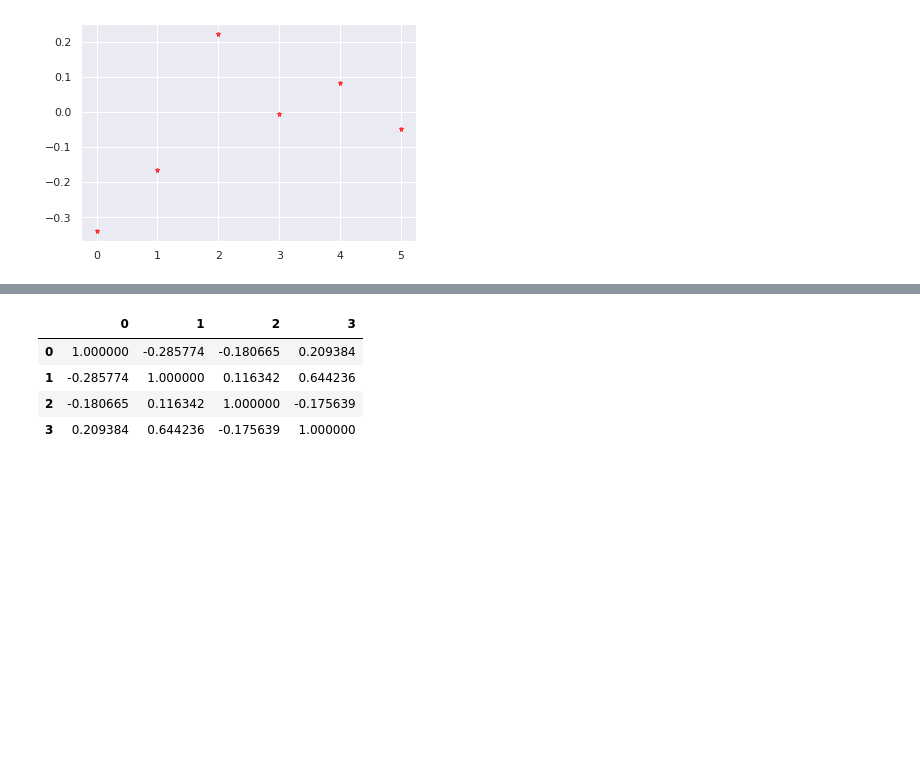
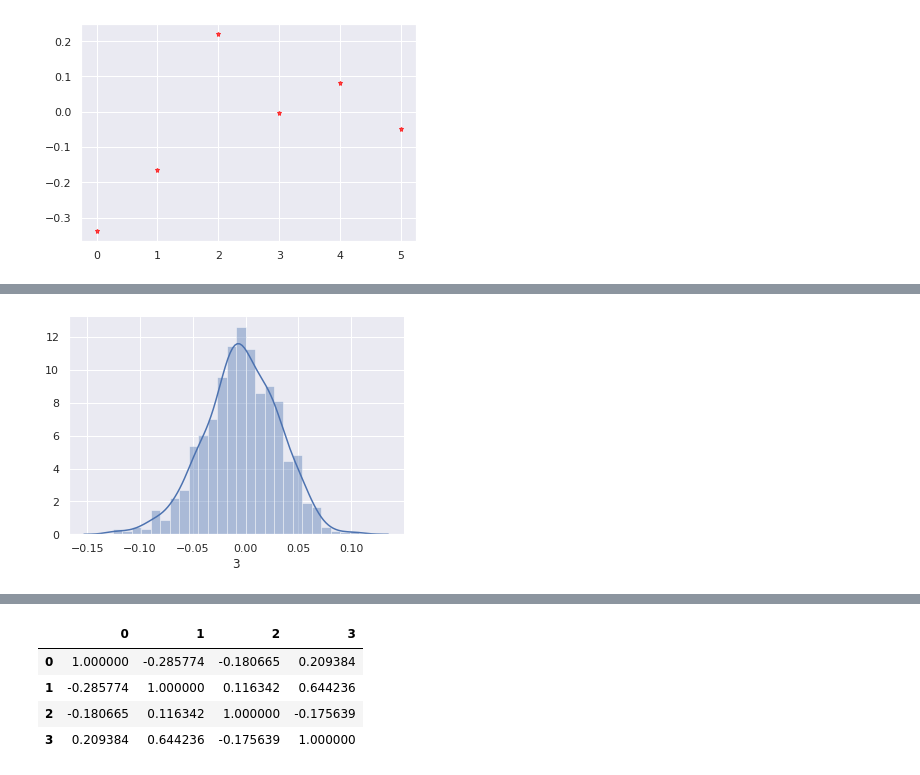
Before and after one commit to MamiyaA/FeatureFinder, a Jupyter notebook: LassoRegression_plus_LinearRegressionWithInteractions.ipynb, the cells around one changed output, grey strips where cells are left out. Cells and saved outputs as stored; diff of their text form; code cells hidden in the pictures; blank space fills up the shorter version.

```diff
--- a/LassoRegression_plus_LinearRegressionWithInteractions.ipynb
+++ b/LassoRegression_plus_LinearRegressionWithInteractions.ipynb
@@ -234,0 +246,5 @@ plt.plot(mean_linear_coef,alpha=0.7,linestyle='none',marker='*',markersize=5,col
+# %%
+sb.distplot(linear_coef_df.iloc[:,3])
+sb.despine()
+# %% [output]
+[figure, added]
```
Also changed, not shown: parts of 17 cells of this notebook, 3 other files.
